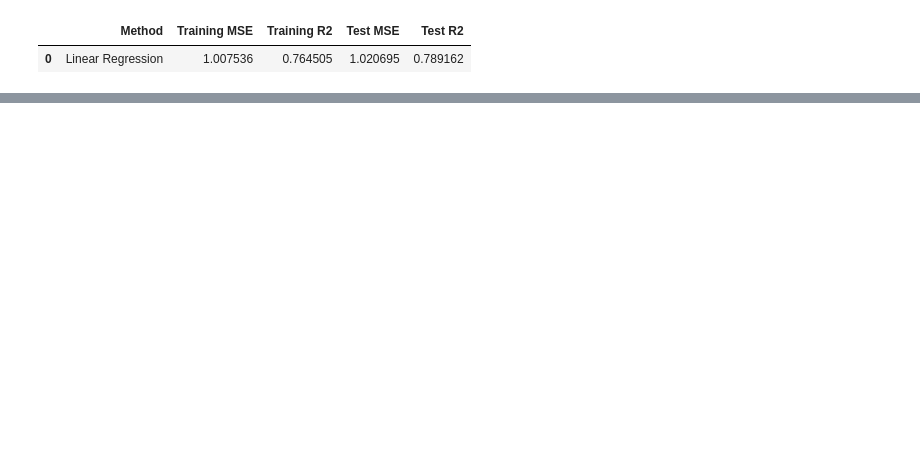
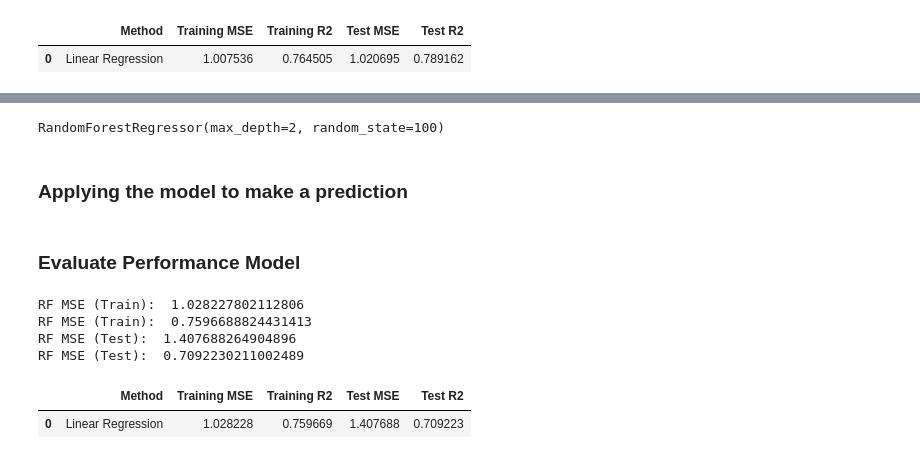
Before and after one commit to ABay23/base-ml, a Jupyter notebook: base_ml.ipynb, the cells around one changed output, grey strips where cells are left out. Cells and saved outputs as stored; diff of their text form; code cells hidden in the pictures; blank space fills up the shorter version.

Commit message:
Random Forest Training Model and Evaluation

```diff
--- a/base_ml.ipynb
+++ b/base_ml.ipynb
@@ -186,0 +193,39 @@ lr_results
+# %%
+from sklearn.ensemble import RandomForestRegressor
+
+rf = RandomForestRegressor(max_depth=2, random_state=100)
+rf.fit(x_train, y_train)
+# %% [output]
+RandomForestRegressor(max_depth=2, random_state=100)
+# %% [markdown]
+### **Applying the model to make a prediction**
+# %%
+y_rf_train_pred = rf.predict(x_train)
+y_rf_test_pred = rf.predict(x_test)
+# %% [markdown]
+### **Evaluate Performance Model**
+# %%
+from sklearn.metrics import mean_squared_error, r2_score
+
+rf_train_mse = mean_squared_error(y_train, y_rf_train_pred)
+rf_train_r2 = r2_score(y_train, y_rf_train_pred)
+
+rf_test_mse = mean_squared_error(y_test, y_rf_test_pred)
+rf_test_r2 = r2_score(y_test, y_rf_test_pred)
+# %%
+print('RF MSE (Train): ', rf_train_mse)
+print('RF MSE (Train): ', rf_train_r2)
+print('RF MSE (Test): ', rf_test_mse)
+print('RF MSE (Test): ', rf_test_r2)
+# %% [output]
+RF MSE (Train):  1.028227802112806
+RF MSE (Train):  0.7596688824431413
+RF MSE (Test):  1.407688264904896
+RF MSE (Test):  0.7092230211002489
+# %%
+rf_results = pd.DataFrame(['Linear Regression', rf_train_mse, rf_train_r2, rf_test_mse, rf_test_r2]).transpose()
+rf_results.columns = ['Method', 'Training MSE', 'Training R2', 'Test MSE', 'Test R2' ]
+rf_results
+# %% [output]
+|  | Method | Training MSE | Training R2 | Test MSE | Test R2 |
+| 0 | Linear Regression | 1.028228 | 0.759669 | 1.407688 | 0.709223 |
```
Also changed, not shown: parts of 6 cells of this notebook.
